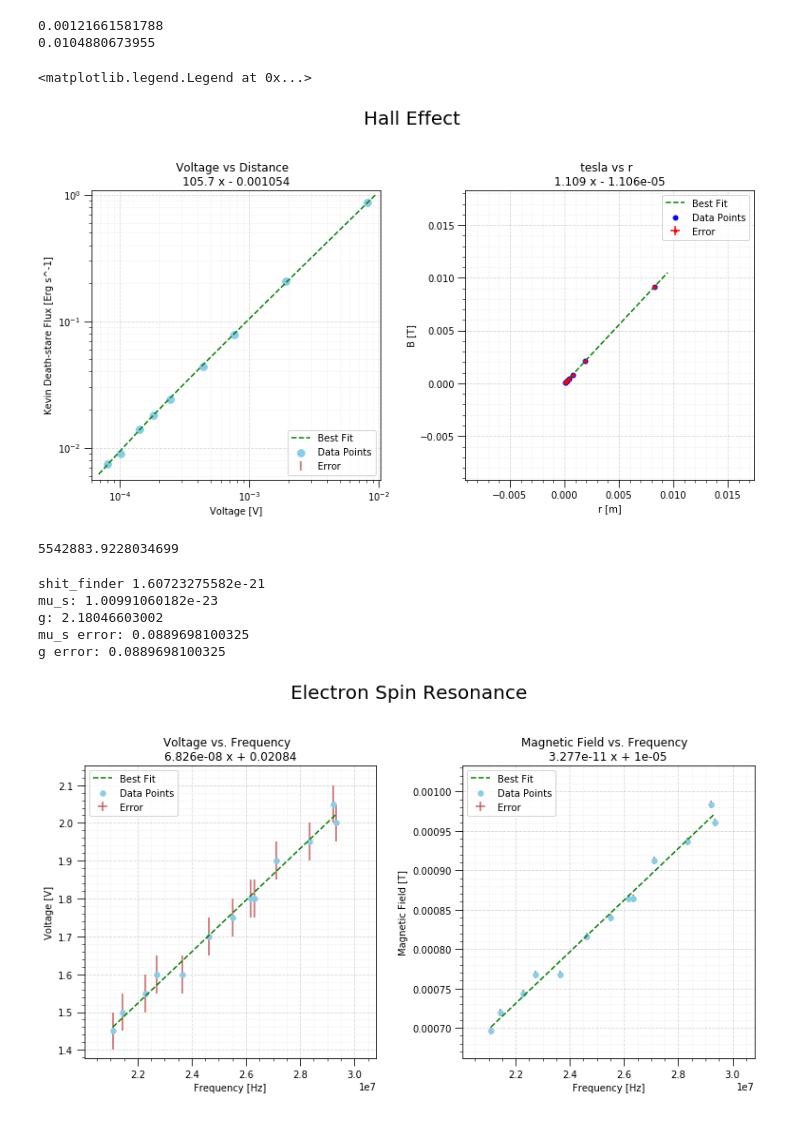
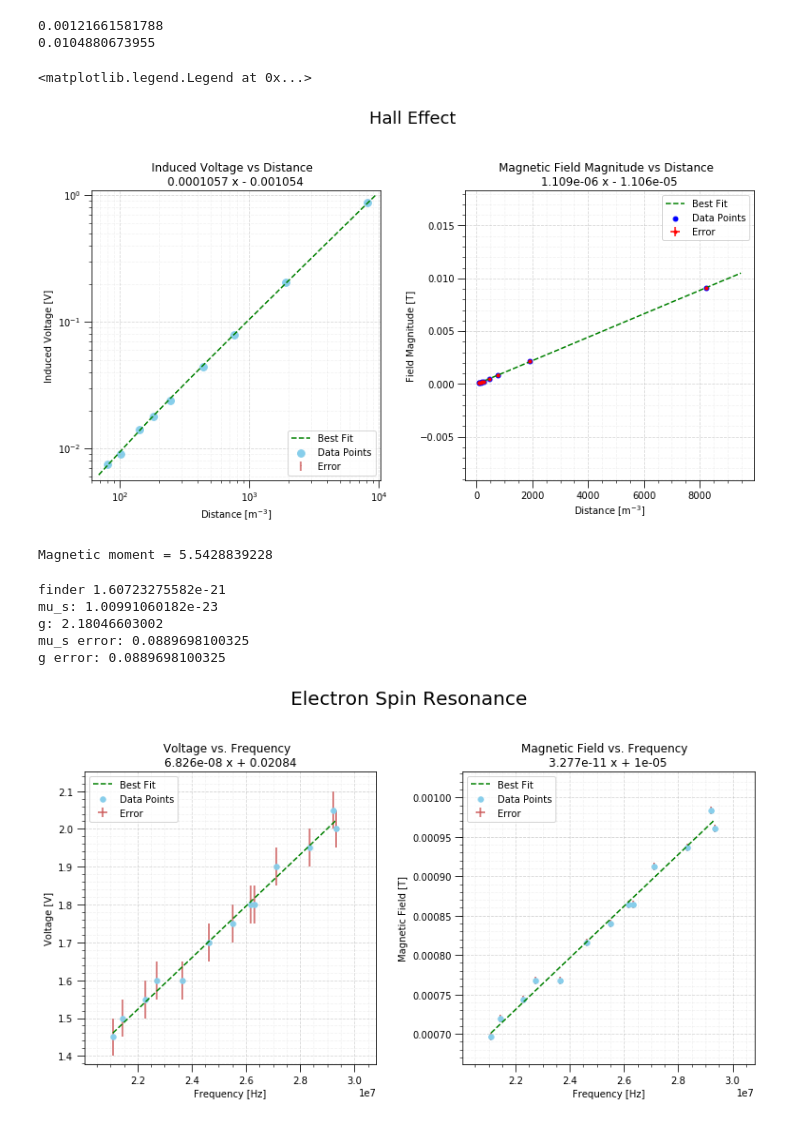
Before and after one commit to devincunningham/In-Rainbows, a Jupyter notebook: Solid State Lab/Unntitled (1).ipynb, the cells around one changed output. Cells and saved outputs as stored; diff of their text form; code cells hidden in the pictures.

```diff
--- a/Solid State Lab/Unntitled (1).ipynb
+++ b/Solid State Lab/Unntitled (1).ipynb
@@ -109,77 +152,73 @@ print proportionality
 0.00121661581788
 0.0104880673955
 # %%
-distance = np.array([0,3.1,8.2,14.2,18.2,11.0,12.7,16.5,6.0]) + 4.951
+# distance = distance between probe and magnet
+distance = (np.array([0,3.1,8.2,14.2,18.2,11.0,12.7,16.5,6.0]) + 4.951) * 1e-2
 distance = 1./(distance**3)
-voltage = np.array([869.0, 206.0, 44.0, 14.0, 7.5, 24.0, 18.0, 9.0, 79.0]) * 1e-3
-voltage_err = np.array([.002, .002, .002, .002, .0009, .001, .002, .001, .001]) * 1e-3
-tesla = voltage * proportionality
-tesla_err = voltage_err * proportionality
 
-voltage_fit = np.polyfit(distance,voltage,1)
+# voltage = voltage measured by hall effect probe
+hall_voltage = np.array([869.0, 206.0, 44.0, 14.0, 7.5, 24.0, 18.0, 9.0, 79.0]) * 1e-3
+hall_voltage_err = np.array([.002, .002, .002, .002, .0009, .001, .002, .001, .001]) * 1e-3
+
+# B-field calulated by multiplying voltage by proportionality constant
+hall_tesla = hall_voltage * proportionality
+hall_tesla_err = hall_voltage_err * proportionality
+
+# fitting data
+voltage_fit = np.polyfit(distance,hall_voltage,1)
 voltage_fit = np.poly1d(voltage_fit)
 voltage_fit_range = np.linspace(min(distance) - min(distance)*.15, max(distance) + max(distance)*.15, 100)
-tesla_fit = np.polyfit(distance,tesla,1)
-tesla_fit = np.poly1d(tesla_fit)
-tesla_fit_range = np.linspace(min(distance) - min(distance)*.15, max(distance) + max(distance)*.15, 100)
+hall_tesla_fit = np.polyfit(distance,hall_tesla,1)
+hall_tesla_fit = np.poly1d(hall_tesla_fit)
+hall_tesla_fit_range = np.linspace(min(distance) - min(distance)*.15, max(distance) + max(distance)*.15, 100)
 
-
+# Plot formatting
 height_ratios = [.15,6]
 width_ratios = [6,.15,6]
 wspace = 0.25
 hspace = 0.25
 fig = plt.figure(figsize=(sum(width_ratios) + wspace * (len(width_ratios) - 1),
                           sum(height_ratios) + hspace * (len(height_ratios) - 1)))
 gs = gridspec.GridSpec(len(height_ratios), len(width_ratios), height_ratios=height_ratios, width_ratios=width_ratios)
-
-fig.suptitle('Hall Effect', fontsize=20)
-
-
+fig.suptitle('Hall Effect', fontsize=18)
 ax = fig.add_subplot(gs[1, 0])
-
-ax.scatter(distance, voltage, marker='o', s=60, c = 'skyblue', label='Data Points')
+ax.scatter(distance, hall_voltage, marker='o', s=60, c = 'skyblue', label='Data Points')
 ax.plot(voltage_fit_range, voltage_fit(voltage_fit_range), '--', c = 'green', label='Best Fit')
-ax.errorbar(distance, voltage, yerr=voltage_err, fmt=',', c='indianred', label='Error', zorder=0)
-ax.update({'title': 'Voltage vs Distance {}'.format(voltage_fit),
-            'xlabel': 'Voltage [V]',
-            'ylabel': 'Kevin Death-stare Flux [Erg s^-1]'})
+ax.errorbar(distance, hall_voltage, yerr=hall_voltage_err, fmt=',', c='indianred', label='Error', zorder=0)
+ax.update({'title': 'Induced Voltage vs Distance {}'.format(voltage_fit),
+            'xlabel': 'Distance [m$^{-3}$]',
+            'ylabel': 'Induced Voltage [V]'})
 ax.set_xlim(min(distance) - min(distance)*.25, max(distance) + max(distance)*.25)
-ax.set_ylim(min(voltage) - min(voltage)*.25, max(voltage) + max(voltage)*.25)
+ax.set_ylim(min(hall_voltage) - min(hall_voltage)*.25, max(hall_voltage) + max(hall_voltage)*.25)
 ax.set_xscale('log')
 ax.set_yscale('log')
-
 ax.legend(loc=4)
-
 ax.minorticks_on()
 ax.tick_params('both', length=8, which='major')
 ax.tick_params('both',length=3, which='minor')
 ax.grid(True, which='major', ls='dashed', alpha=.5)
 ax.grid(True, which='minor', ls='dashed', alpha=.15)
-
 ax = fig.add_subplot(gs[1, 2])
-ax.scatter(distance,tesla, marker='o', s=24, c = 'blue', label='Data Points')
-ax.plot(tesla_fit_range, tesla_fit(tesla_fit_range), '--', c = 'green', label='Best Fit')
-ax.errorbar(distance, tesla, xerr=0.01*proportionality, yerr=tesla_err, fmt='.', c='red', label='Error')
-ax.update({'title': 'tesla vs r {}'.format(tesla_fit),
-            'xlabel': 'r [m]',
-            'ylabel': 'B [T]'})
-
+ax.scatter(distance,hall_tesla, marker='o', s=24, c = 'blue', label='Data Points')
+ax.plot(hall_tesla_fit_range, hall_tesla_fit(hall_tesla_fit_range), '--', c = 'green', label='Best Fit')
+ax.errorbar(distance, hall_tesla, xerr=0.01*proportionality, yerr=hall_tesla_err, fmt='.', c='red', label='Error')
+ax.update({'title': 'Magnetic Field Magnitude vs Distance {}'.format(hall_tesla_fit),
+            'xlabel': 'Distance [m$^{-3}$]',
+            'ylabel': 'Field Magnitude [T]'})
 ax.minorticks_on()
 ax.tick_params('both', length=8, which='major')
 ax.tick_params('both',length=3, which='minor')
 ax.grid(True, which='major', ls='dashed', alpha=.5)
 ax.grid(True, which='minor', ls='dashed', alpha=.15)
 ax.legend(loc='best')
 # %% [output]
 <matplotlib.legend.Legend at 0x...>
-[figure, old version]
+[figure, new version]
 # %%
-mu_0 = np.pi*4e-7
-
-
-np.pi*2*tesla_fit[1]/mu_0
+mu_0 = np.pi*4e-7 # permeability of free space
+print 'Magnetic moment =', np.pi*2*hall_tesla_fit[1]/mu_0
 # %% [output]
-5542883.9228034699
+Magnetic moment = 5.5428839228
 # %%
 h = 6.626e-34
 g = 2.00232
@@ -248,14 +287,14 @@ g_calculated = h/(mu_s*B_fit[1])
 mu_s_error = abs(mu_s - mu_s_calculated) / mu_s
 g_error = abs(g - g_calculated) / g
 
-shit_finder = (np.average(B)/np.average(freq))*(np.average(B_err / B) + np.average(freq_err / freq))
+finder = (np.average(B)/np.average(freq))*(np.average(B_err / B) + np.average(freq_err / freq))
 
-print  "shit_finder", h/(shit_finder*g)
+print  "finder", h/(finder*g)
 
 print "mu_s:", mu_s_calculated, "\ng:", g_calculated
 print "mu_s error:", mu_s_error, "\ng error:", g_error
 # %% [output]
-shit_finder 1.60723275582e-21
+finder 1.60723275582e-21
 mu_s: 1.00991060182e-23
 g: 2.18046603002
 mu_s error: 0.0889698100325
```
Also changed, not shown: parts of 13 cells of this notebook, 5 other files.
